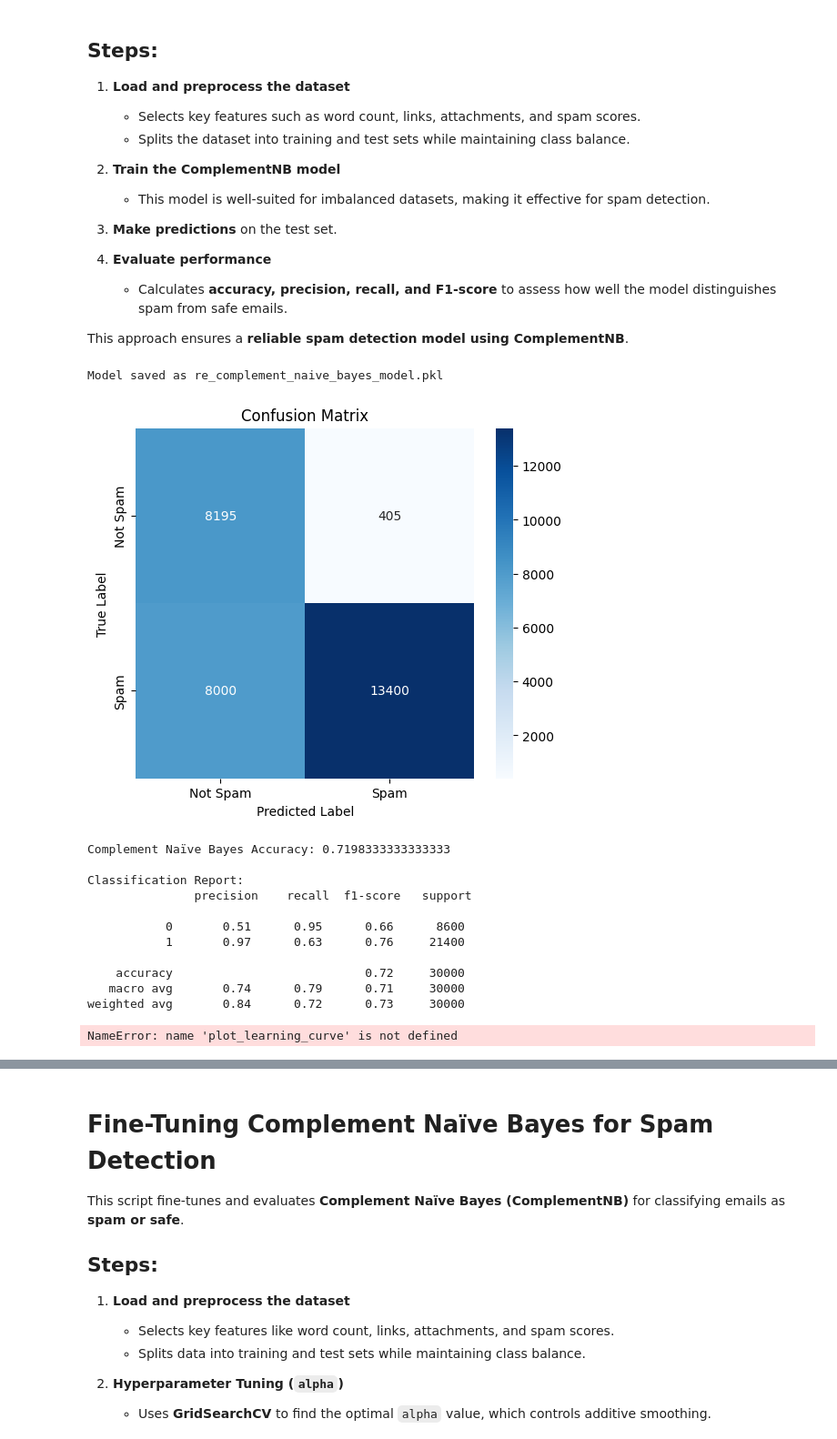
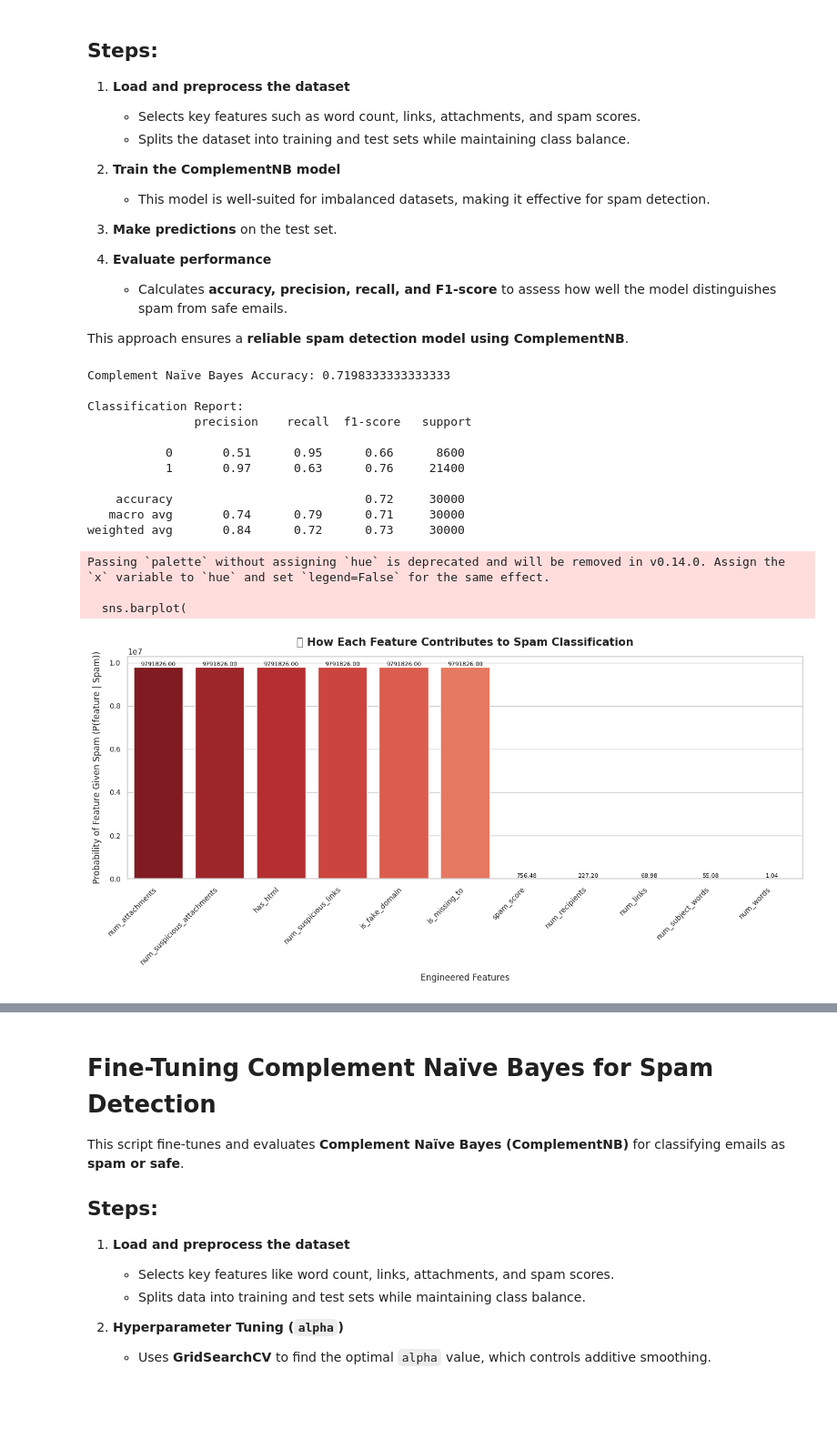
Before and after one commit to Olakunle64/Email_Threat_Detection_AI, a Jupyter notebook: notebooks/new_machine_learning.ipynb, the cells around one changed output, grey strips where cells are left out. Shown: that part at 91% size. Saved outputs shown, nothing was run; the diff lists cells and outputs as text; code cells hidden in the pictures; blank space fills up the shorter version.

Commit message:
add some functions to the new_machine_learning notebook

```diff
--- a/notebooks/new_machine_learning.ipynb
+++ b/notebooks/new_machine_learning.ipynb
@@ -1050,7 +1059,7 @@ nb_model.fit(X_train, y_train)
 y_pred = nb_model.predict(X_test)
 
 # save the model
-save_model(nb_model, "re_complement_naive_bayes_model.pkl")
+# save_model(nb_model, "re_complement_naive_bayes_model.pkl")
 
 # # Compute confusion matrix
 # cm = confusion_matrix(y_test, y_pred)
@@ -1067,19 +1076,66 @@ save_model(nb_model, "re_complement_naive_bayes_model.pkl")
 print("Complement Naïve Bayes Accuracy:", accuracy_score(y_test, y_pred))
 print("\nClassification Report:\n", classification_report(y_test, y_pred))
 
-plot_learning_curve(nb_model, X, y, model_name="Complement Naïve Bayes")
+# plot_learning_curve(nb_model, X, y, model_name="Complement Naïve Bayes")
 # %% [output]
-Model saved as re_complement_naive_bayes_model.pkl
+Complement Naïve Bayes Accuracy: 0.7198333333333333
+
+Classification Report:
+               precision    recall  f1-score   support
+
+           0       0.51      0.95      0.66      8600
+           1       0.97      0.63      0.76     21400
+
+    accuracy                           0.72     30000
+   macro avg       0.74      0.79      0.71     30000
+weighted avg       0.84      0.72      0.73     30000
-[figure, removed]
-Complement Naïve Bayes Accuracy: 0.7198333333333333
-
-Classification Report:
-               precision    recall  f1-score   support
-
-           0       0.51      0.95      0.66      8600
-           1       0.97      0.63      0.76     21400
-
-    accuracy                           0.72     30000
-   macro avg       0.74      0.79      0.71     30000
-weighted avg       0.84      0.72      0.73     30000
-NameError: name 'plot_learning_curve' is not defined
+# %%
+import numpy as np
+import matplotlib.pyplot as plt
+import seaborn as sns
+import pandas as pd
+
+# Get class labels and feature probabilities
+classes = nb_model.classes_
+log_probs = nb_model.feature_log_prob_
+probs = np.exp(log_probs)
+
+# Build DataFrame
+feature_contributions = pd.DataFrame(
+    probs.T,
+    index=features,
+    columns=[f"P(feature | Class {cls})" for cls in classes]
+)
+
+# Sort features by their contribution to Spam (Class 1)
+feature_contributions = feature_contributions.sort_values(by="P(feature | Class 1)", ascending=False)
+
+# Set plot style
+sns.set(style="whitegrid")
+
+# Plot
+plt.figure(figsize=(14, 7))
+sns.barplot(
+    data=feature_contributions.reset_index(),
+    x="index", y="P(feature | Class 1)",
+    palette="Reds_r"
+)
+
+# Improve labels and aesthetics
+plt.xticks(rotation=45, ha="right", fontsize=10)
+plt.yticks(fontsize=10)
+plt.xlabel("Engineered Features", fontsize=12, labelpad=10)
+plt.ylabel("Probability of Feature Given Spam (P(feature | Spam))", fontsize=12, labelpad=10)
+plt.title("🔍 How Each Feature Contributes to Spam Classification", fontsize=15, weight='bold', pad=15)
+
+# Optional: annotate each bar with the probability value
+for index, value in enumerate(feature_contributions["P(feature | Class 1)"]):
+    plt.text(index, value + 0.005, f"{value:.2f}", ha='center', va='bottom', fontsize=8, color='black')
+
+plt.tight_layout()
+plt.show()
+# %% [output]
+Passing `palette` without assigning `hue` is deprecated and will be removed in v0.14.0. Assign the `x` variable to `hue` and set `legend=False` for the same effect.
+
+  sns.barplot(
+[figure, added]
```
Also changed, not shown: parts of 11 cells of this notebook.
